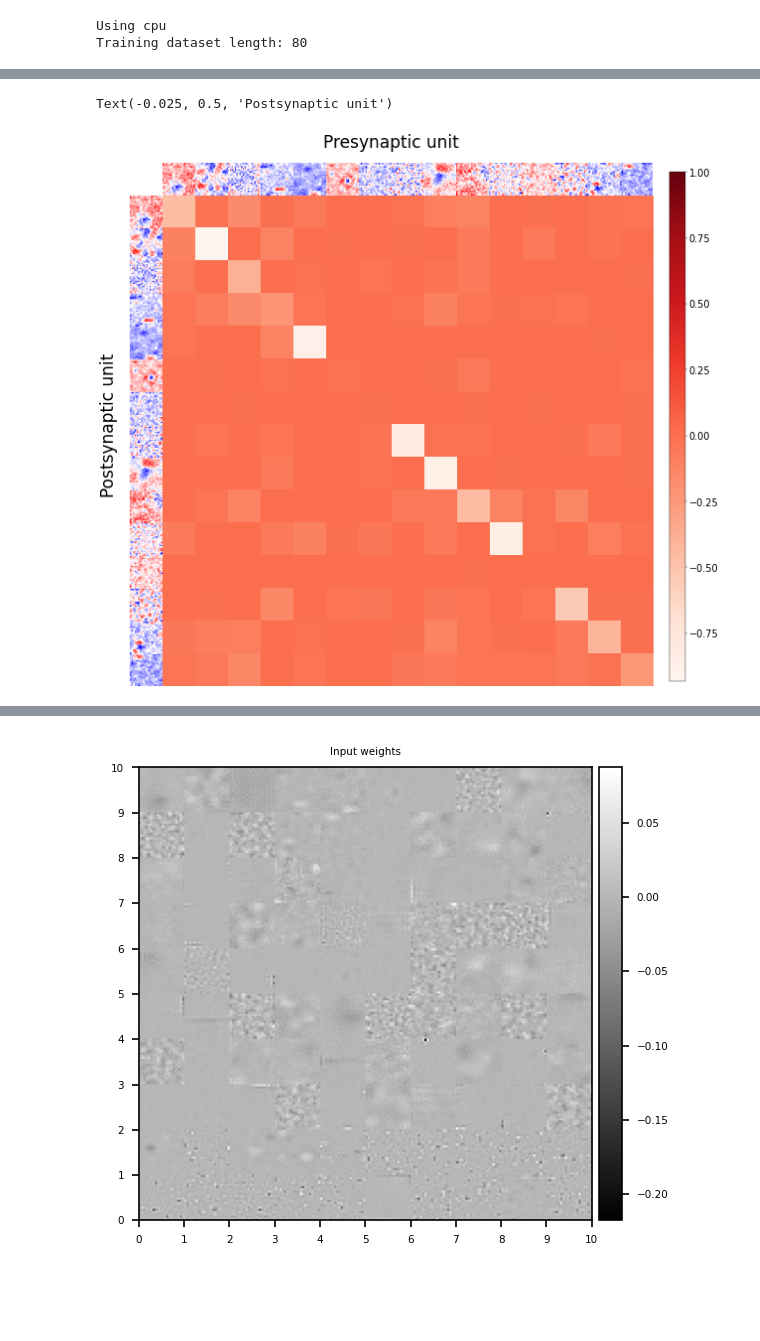
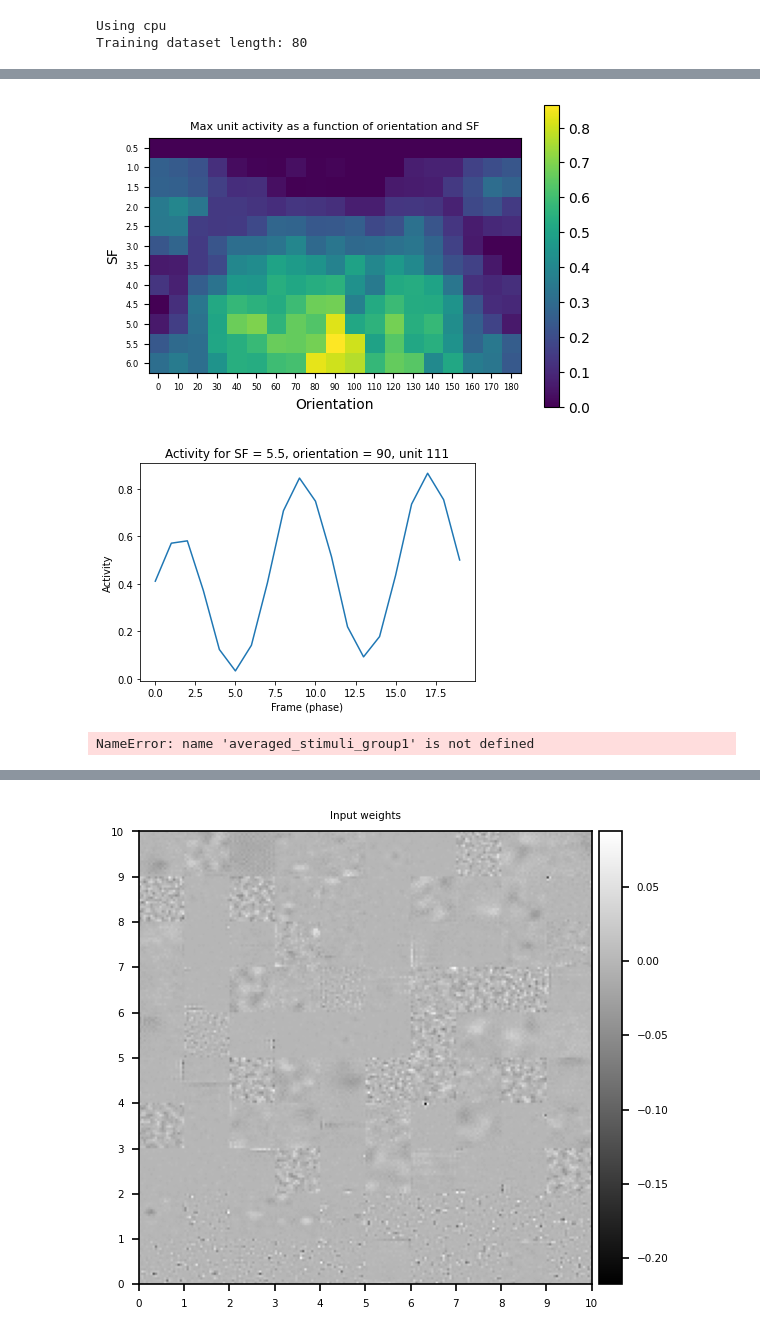
Before and after one commit to sebbkw/rnn, a Jupyter notebook: analyse_network.ipynb, the cells around one changed output, grey strips where cells are left out. Drawn from its saved outputs; the diff is of its cells as text; code cells hidden in the pictures; blank space fills up the shorter version.

```diff
--- a/analyse_network.ipynb
+++ b/analyse_network.ipynb
@@ -93,7 +96,7 @@ def normalize (arr):
         for b in arr
     ])
 
-n_rand_stimuli = 500
+n_rand_stimuli = 100
 
 stimuli = {}
 unit_activity = {}
@@ -103,7 +106,7 @@ for i in range(HIDDEN_UNITS):
     unit_activity[i] = []
 
 for i in range(n_rand_stimuli):
-    if i % 10 == 9:
+    if i % 100 == 99:
         print('Trial {}'.format(i+1))
 
     noise_shape = (1, WARMUP+20, FRAME_SIZE**2)
@@ -162,11 +373,17 @@ Finished averaging stimuli
+# %%
+plot_physiology_data(physiology_data_group1[96], ["tuning_curve", "preferred_response"])
+# %% [output]
+[figure, added]
+[figure, added]
 # %%
 # Visualise connections between recurrent units
+average_stimuli = averaged_stimuli_group1
 
 starting_idx = 0
 n_units = 15
 units_slice = slice(starting_idx, starting_idx+n_units)
 
-hh_indices = averaged_stimuli_group1[1][units_slice]
+hh_indices = averaged_stimuli[1][units_slice]
 hh_weights = model.rnn.weight_hh_l0.detach().numpy()
 hh_weights_subset = np.zeros(shape=(n_units, n_units))
 
@@ -223,5 +440,4 @@ for ax_row in f_axs:
 fig.text(0.5, 1, 'Presynaptic unit', ha='center', fontsize=35)
 fig.text(-0.025, 0.5, 'Postsynaptic unit', va='center', rotation='vertical', fontsize=35)
 # %% [output]
-Text(-0.025, 0.5, 'Postsynaptic unit')
+NameError: name 'averaged_stimuli_group1' is not defined
-[figure, removed]
```
Also changed, not shown: parts of 8 cells of this notebook.
